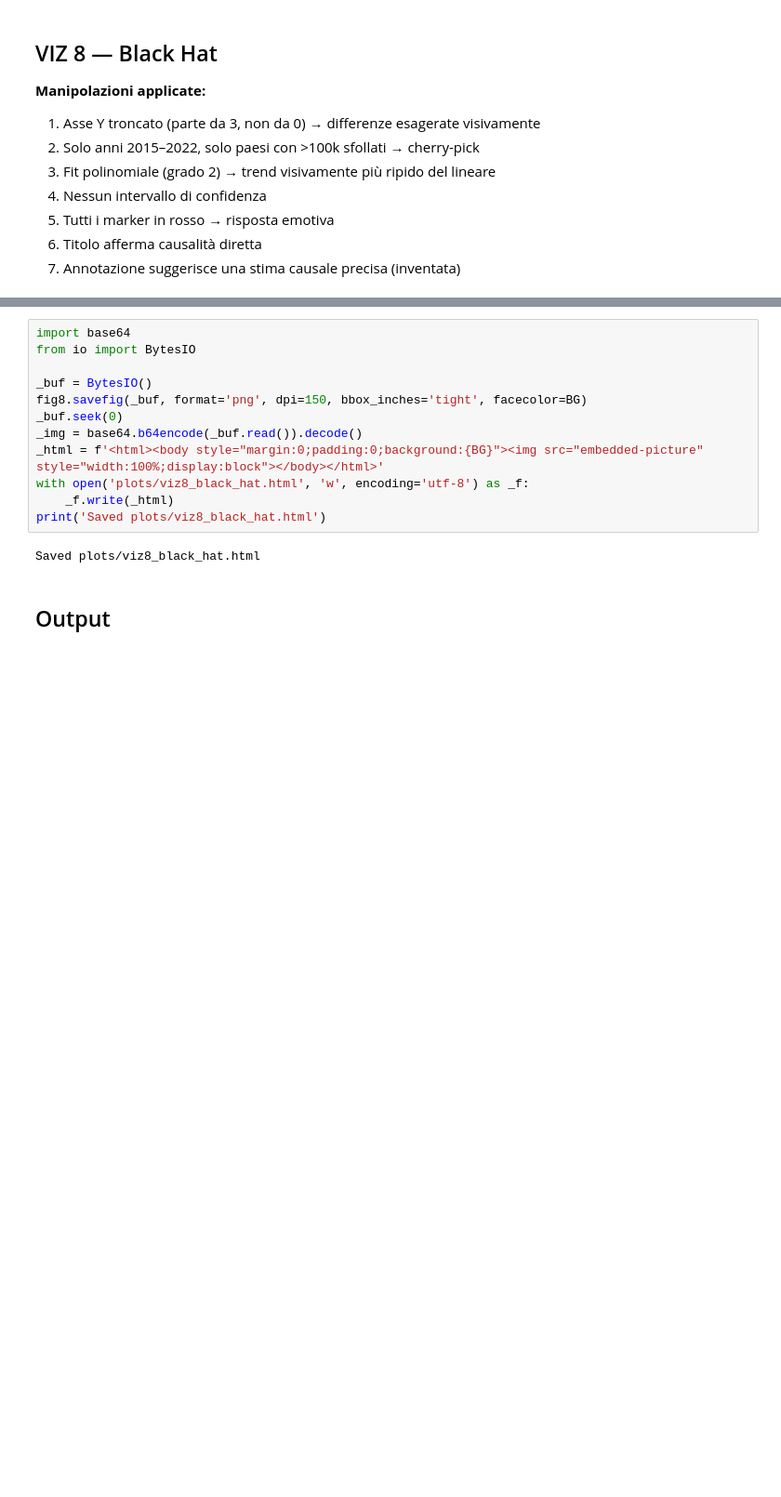
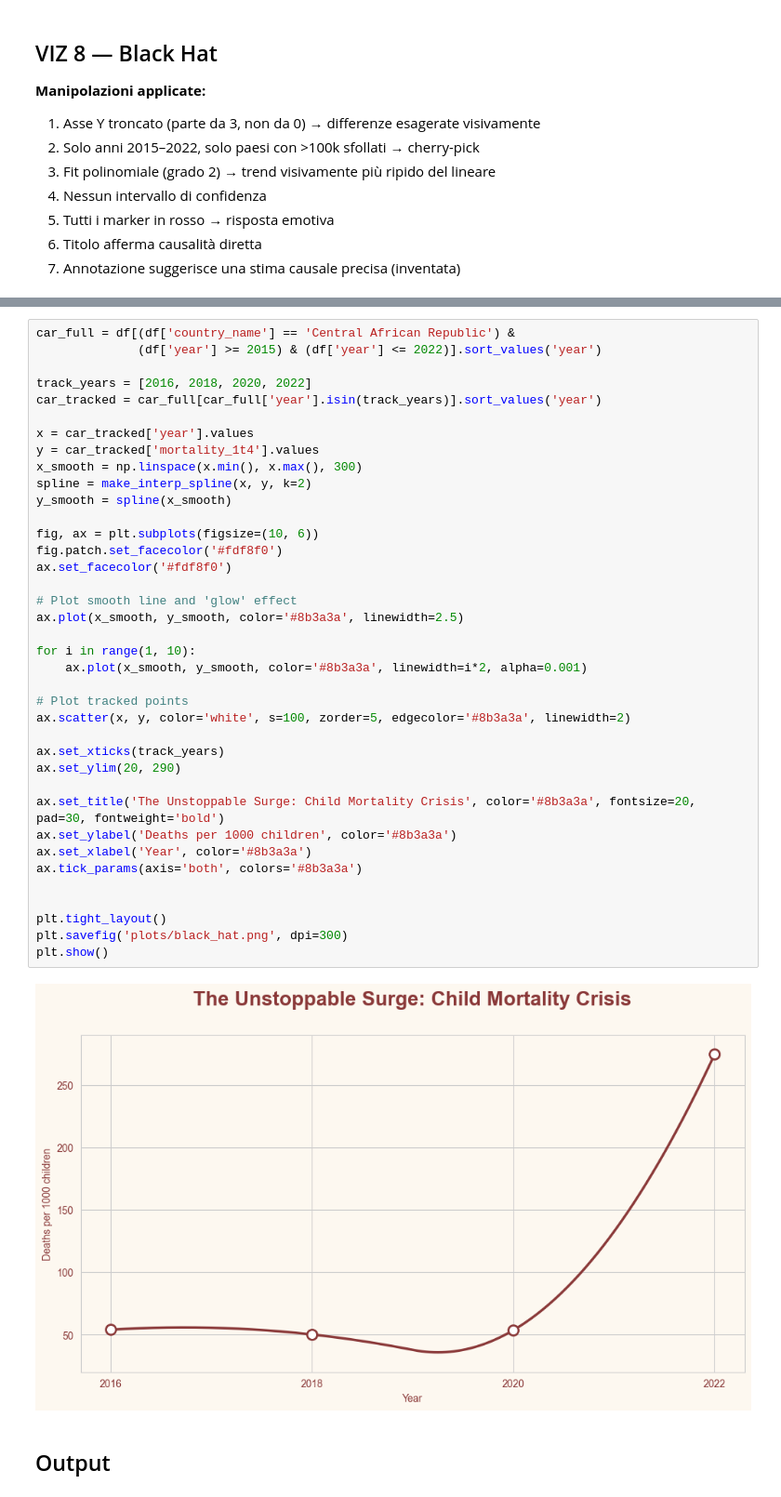
Before and after one commit to Gloreti03/dataviz-humanitarian-analysis, a Jupyter notebook: python_visualizations.ipynb, the cells around one changed output, grey strips where cells are left out. Shown at 93% size. Cells and saved outputs as stored; diff of their text form; blank space fills up the shorter version.

```diff
--- a/python_visualizations.ipynb
+++ b/python_visualizations.ipynb
@@ -405,17 +89,43 @@ plt.show()
-# %%
-import base64
-from io import BytesIO
-
-_buf = BytesIO()
-fig8.savefig(_buf, format='png', dpi=150, bbox_inches='tight', facecolor=BG)
-_buf.seek(0)
-_img = base64.b64encode(_buf.read()).decode()
-_html = f'<html><body style="margin:0;padding:0;background:{BG}"><img src="embedded-picture" style="width:100%;display:block"></body></html>'
-with open('plots/viz8_black_hat.html', 'w', encoding='utf-8') as _f:
-    _f.write(_html)
-print('Saved plots/viz8_black_hat.html')
-# %% [output]
-Saved plots/viz8_black_hat.html
+# %%
+car_full = df[(df['country_name'] == 'Central African Republic') &
+              (df['year'] >= 2015) & (df['year'] <= 2022)].sort_values('year')
+
+track_years = [2016, 2018, 2020, 2022]
+car_tracked = car_full[car_full['year'].isin(track_years)].sort_values('year')
+
+x = car_tracked['year'].values
+y = car_tracked['mortality_1t4'].values
+x_smooth = np.linspace(x.min(), x.max(), 300)
+spline = make_interp_spline(x, y, k=2)
+y_smooth = spline(x_smooth)
+
+fig, ax = plt.subplots(figsize=(10, 6))
+fig.patch.set_facecolor('#fdf8f0')
+ax.set_facecolor('#fdf8f0')
+
+# Plot smooth line and 'glow' effect
+ax.plot(x_smooth, y_smooth, color='#8b3a3a', linewidth=2.5)
+
+for i in range(1, 10):
+    ax.plot(x_smooth, y_smooth, color='#8b3a3a', linewidth=i*2, alpha=0.001)
+
+# Plot tracked points
+ax.scatter(x, y, color='white', s=100, zorder=5, edgecolor='#8b3a3a', linewidth=2)
+
+ax.set_xticks(track_years)
+ax.set_ylim(20, 290)
+
+ax.set_title('The Unstoppable Surge: Child Mortality Crisis', color='#8b3a3a', fontsize=20, pad=30, fontweight='bold')
+ax.set_ylabel('Deaths per 1000 children', color='#8b3a3a')
+ax.set_xlabel('Year', color='#8b3a3a')
+ax.tick_params(axis='both', colors='#8b3a3a')
+
+
+plt.tight_layout()
+plt.savefig('plots/black_hat.png', dpi=300)
+plt.show()
+# %% [output]
+[figure, added]
 # %% [markdown]
 ## Output
 # %%
```
Also changed, not shown: parts of 4 cells of this notebook, 2 other files.
